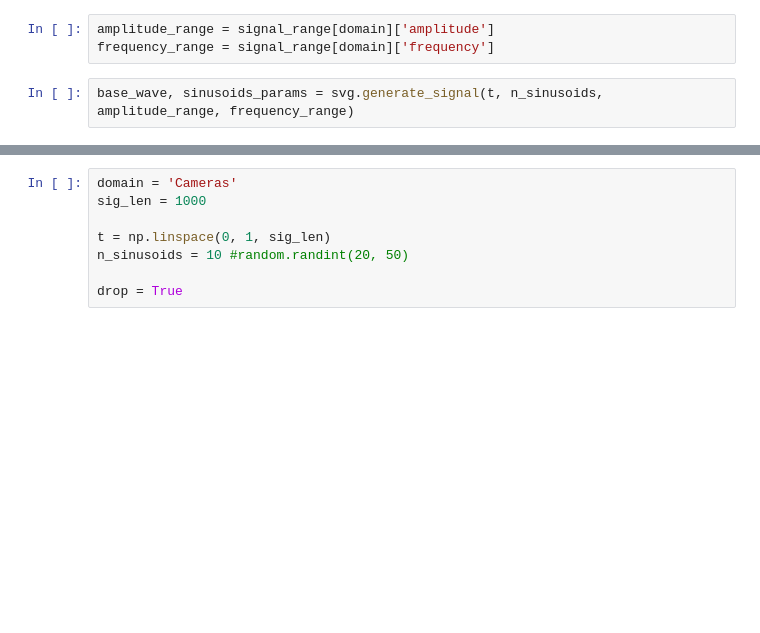
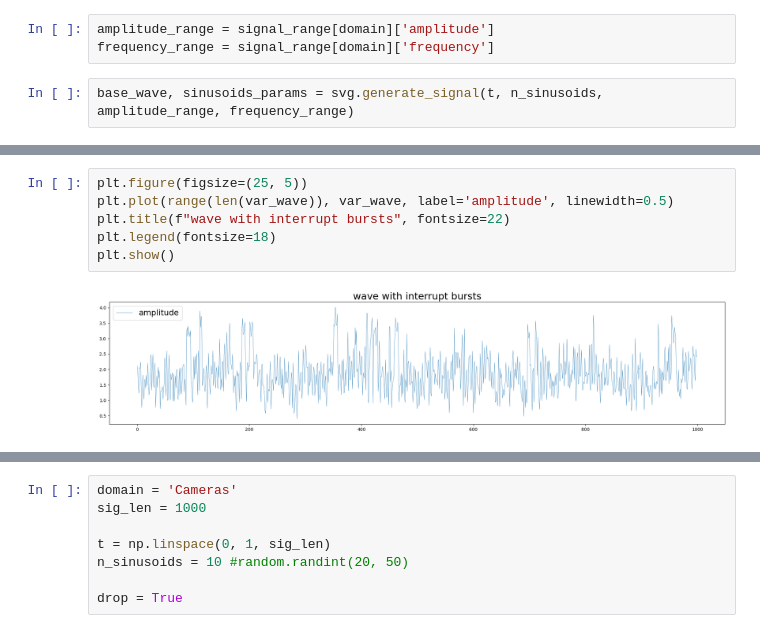
Before and after one commit to SigVarGen/SigVarGen, a Jupyter notebook: tutorials/signal_generation.ipynb, the cells around one changed output, grey strips where cells are left out. Saved outputs shown, nothing was run; the diff lists cells and outputs as text; blank space fills up the shorter version.

```diff
--- a/tutorials/signal_generation.ipynb
+++ b/tutorials/signal_generation.ipynb
@@ -34 +58,9 @@ plt.show()
+# %%
+plt.figure(figsize=(25, 5))
+plt.plot(range(len(var_wave)), var_wave, label='amplitude', linewidth=0.5)
+plt.title(f"wave with interrupt bursts", fontsize=22)
+plt.legend(fontsize=18)
+plt.show()
+# %% [output]
+[figure, added]
 # %%
```
Also changed, not shown: parts of 13 cells of this notebook, 1 other file.
